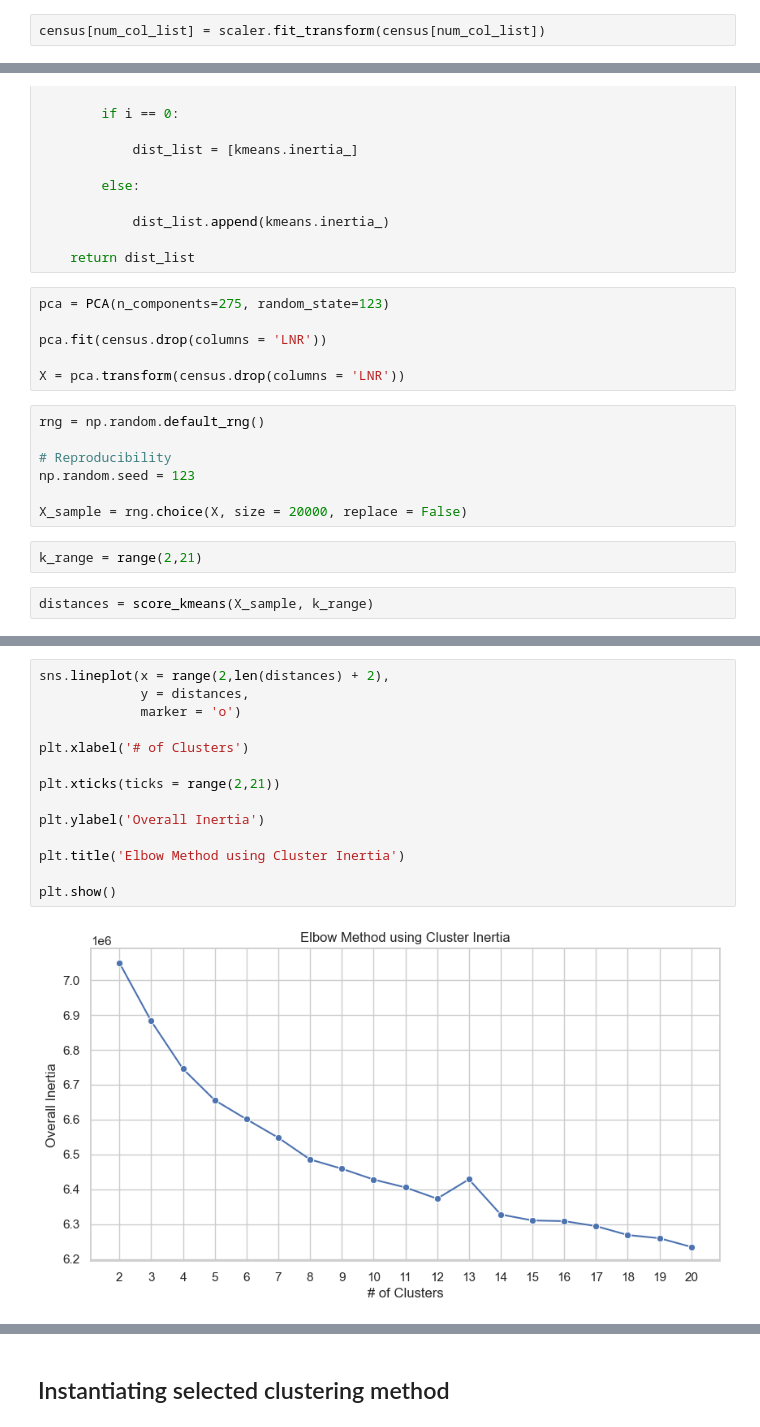
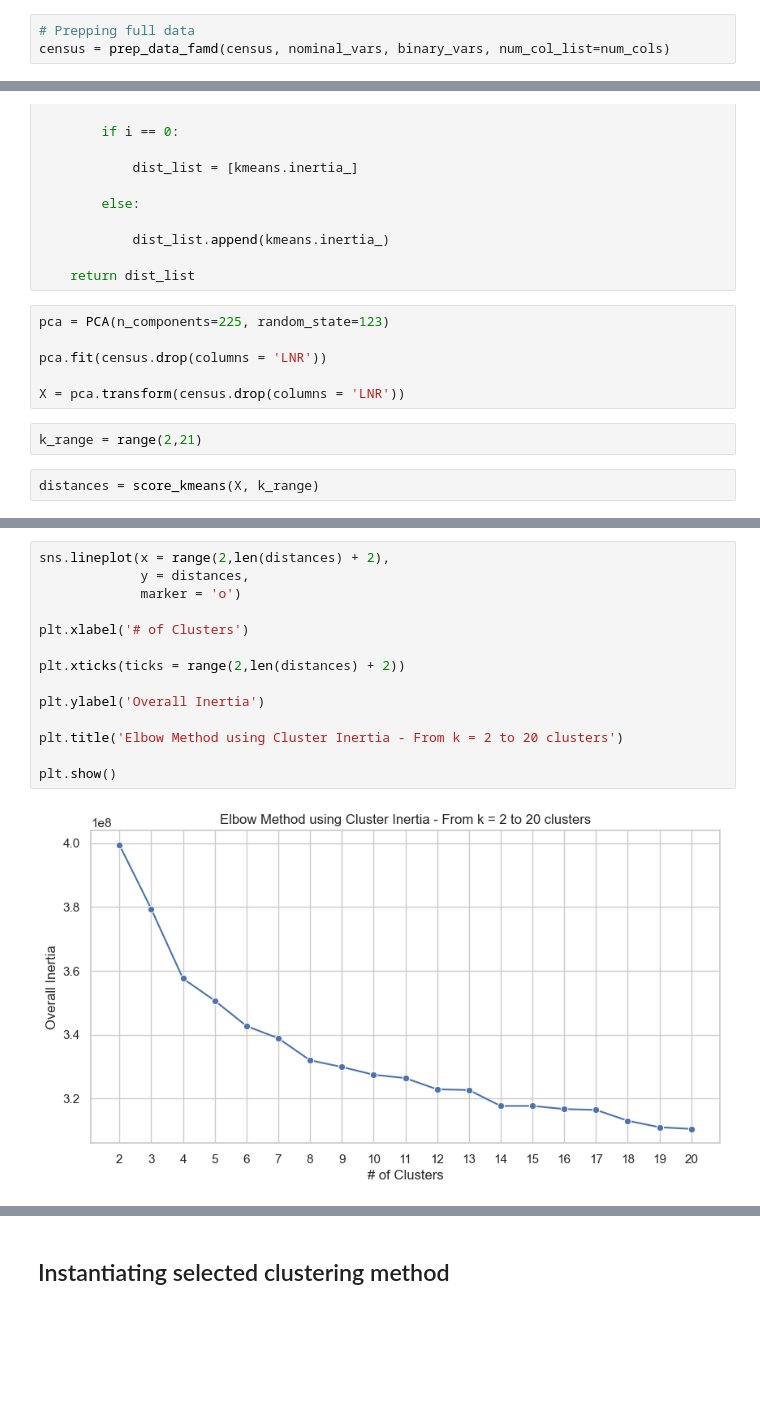
Before and after one commit to bglucca/ArvatoCustomerSegmentation, a Jupyter notebook: 04_modelling_segments.ipynb, the cells around one changed output, grey strips where cells are left out. Drawn from its saved outputs; the diff is of its cells as text; blank space fills up the shorter version.

```diff
--- a/04_modelling_segments.ipynb
+++ b/04_modelling_segments.ipynb
@@ -173,2 +193,3 @@ scaler = StandardScaler()
-# %%
-census[num_col_list] = scaler.fit_transform(census[num_col_list])
+# %%
+# Prepping full data
+census = prep_data_famd(census, nominal_vars, binary_vars, num_col_list=num_cols)
@@ -251,22 +298,15 @@ def score_kmeans(X,k_range):
 
     return dist_list
 # %%
-pca = PCA(n_components=275, random_state=123)
+pca = PCA(n_components=225, random_state=123)
 
 pca.fit(census.drop(columns = 'LNR'))
 
 X = pca.transform(census.drop(columns = 'LNR'))
-# %%
-rng = np.random.default_rng()
-
-# Reproducibility
-np.random.seed = 123
-
-X_sample = rng.choice(X, size = 20000, replace = False)
 # %%
 k_range = range(2,21)
 # %%
-distances = score_kmeans(X_sample, k_range)
+distances = score_kmeans(X, k_range)
 # %% [output]
 Running for K = 2 Clusters...
 Running for K = 3 Clusters...
@@ -290,16 +330,16 @@ Running for K = 20 Clusters...
 # %%
 sns.lineplot(x = range(2,len(distances) + 2),
              y = distances,
              marker = 'o')
 
 plt.xlabel('# of Clusters')
 
-plt.xticks(ticks = range(2,21))
+plt.xticks(ticks = range(2,len(distances) + 2))
 
 plt.ylabel('Overall Inertia')
 
-plt.title('Elbow Method using Cluster Inertia')
+plt.title('Elbow Method using Cluster Inertia - From k = 2 to 20 clusters')
 
 plt.show()
 # %% [output]
-[figure, old version]
+[figure, new version]
```
Also changed, not shown: parts of 41 cells of this notebook.
